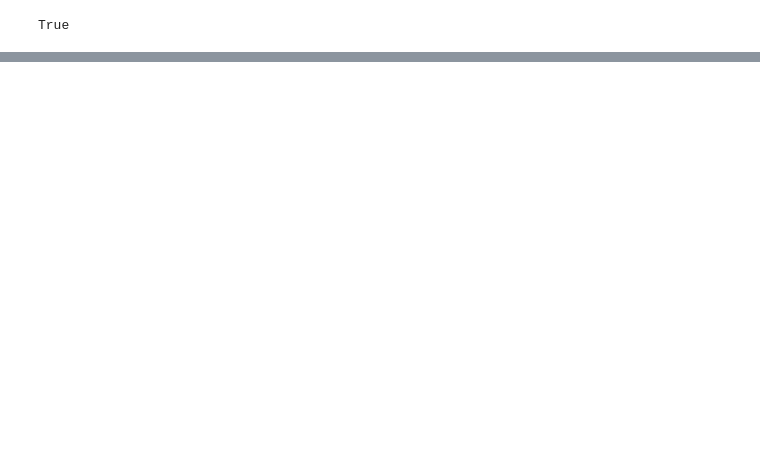
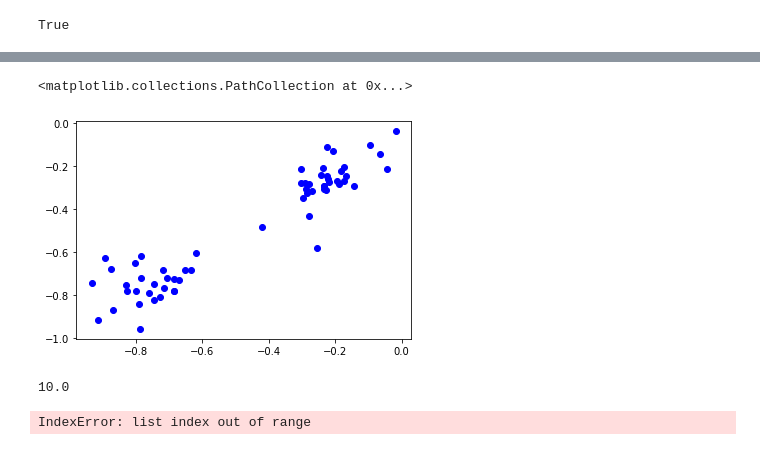
Before and after one commit to Ashirbad-Sarangi/logistic_regression, a Jupyter notebook: codes/logistic_regression.ipynb, the cells around one changed output, grey strips where cells are left out. Saved outputs shown, nothing was run; the diff lists cells and outputs as text; code cells hidden in the pictures; blank space fills up the shorter version.

```diff
--- a/codes/logistic_regression.ipynb
+++ b/codes/logistic_regression.ipynb
@@ -358,0 +381,8 @@ min(norms)
+# %%
+graph.scatter(df_test['x1'],df_test['x2'],c = 'blue')
+# graph.plot(df_test.iloc[:,:3] @ w_star)
+# graph.xlabel('x1')
+# graph.ylabel('x2')
+# %% [output]
+<matplotlib.collections.PathCollection at 0x...>
+[figure, added]
@@ -358,0 +391,10 @@ min(norms)
+# %%
+k_norms[i] / k_norms[i+1]
+# %% [output]
+10.0
+# %%
+i = 0
+while (norms[i]/norms[i+1] - 1) > 0.0001: i = i+1
+print(i)
+# %% [output]
+IndexError: list index out of range
```
Also changed, not shown: parts of 24 cells of this notebook, 1 other file.
